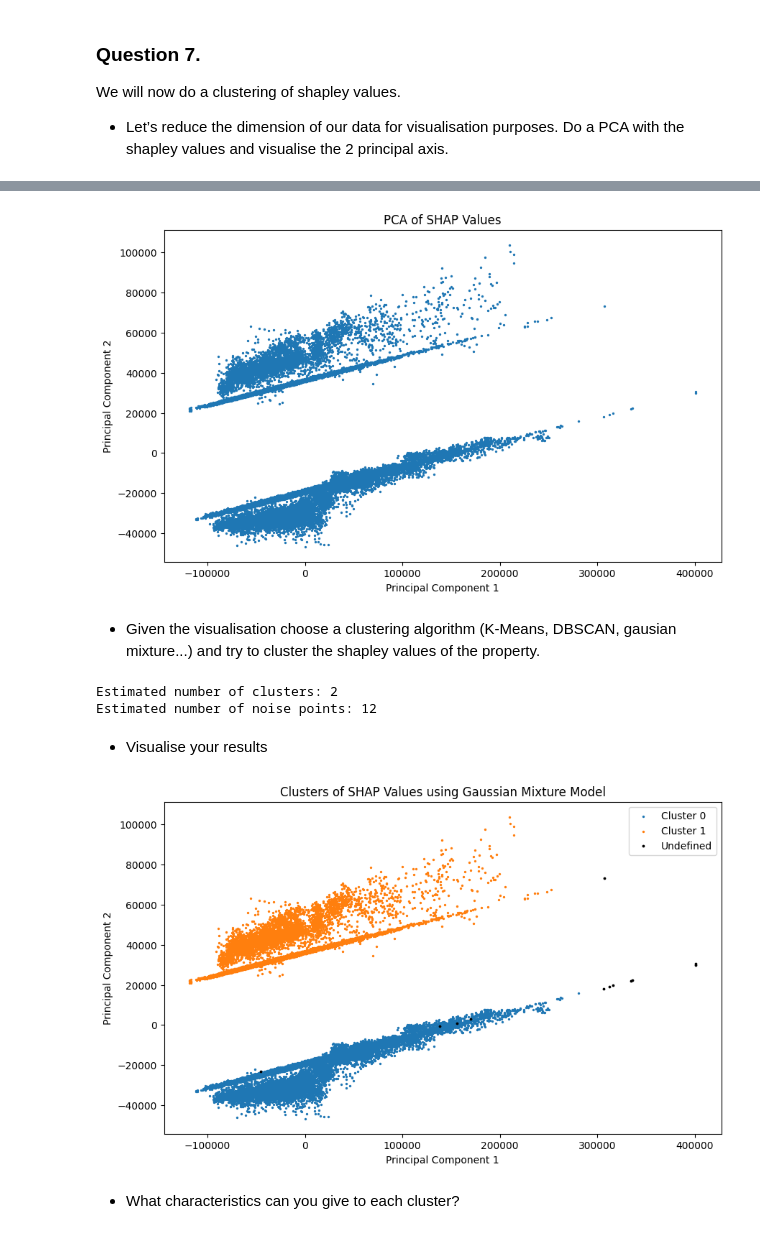
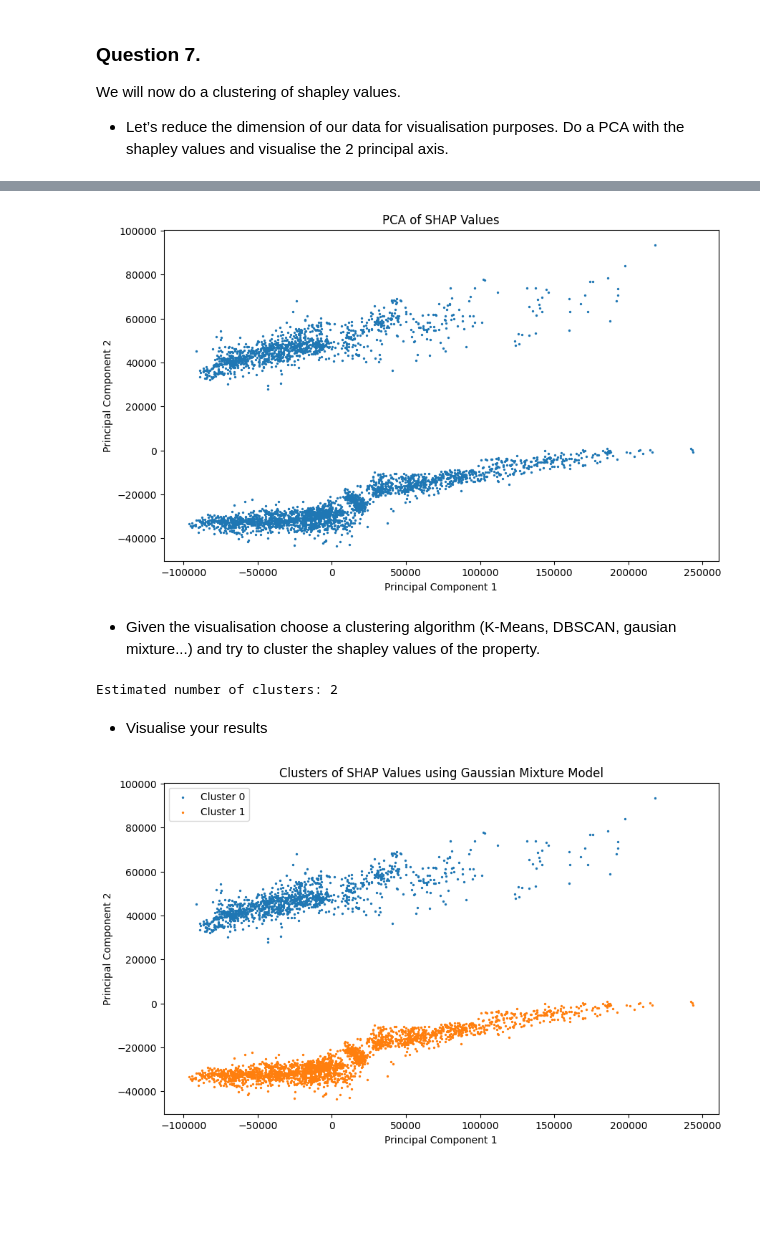
Before and after one commit to BastienCH08/explainabilityAI-tutorial4, a Jupyter notebook: notebook_CHEREL.ipynb, the cells around one changed output, grey strips where cells are left out. Drawn from its saved outputs; the diff is of its cells as text; code cells hidden in the pictures; blank space fills up the shorter version.

```diff
--- a/notebook_CHEREL.ipynb
+++ b/notebook_CHEREL.ipynb
@@ -378,8 +331,8 @@ import shap
 shap.initjs()
 
 rf_explainer = shap.TreeExplainer(random_forest_model)
-shap_values = rf_explainer.shap_values(X_test)
+rf_shap_values = rf_explainer.shap_values(X_test)
 
-shap.force_plot(rf_explainer.expected_value, shap_values[0,:], X_test.iloc[0,:])
+# shap.force_plot(rf_explainer.expected_value, rf_shap_values[0,:], X_test.iloc[0,:])
 # %% [output]
 [interactive output not drawn]
@@ -395,6 +347,5 @@ shap.summary_plot(shap_values, X_test)
 # %%
 sample_indices = [0, 1, 2]
-rf_shap_values = rf_explainer.shap_values(X_train)
 
 for i, idx in enumerate(sample_indices):
     print("Sample:", idx)
@@ -538,64 +441,51 @@ The default value of `n_init` will change from 10 to 'auto' in 1.4. Set the valu
 from sklearn.decomposition import PCA
 
 # Concatenate the SHAP values for both models
-all_shap_values = np.concatenate([linear_shap_values, rf_shap_values])
 
 # Compute PCA
 pca = PCA(n_components=2)
-pca.fit(all_shap_values)
 
-# Transform the SHAP values using PCA
-pca_shap_values = pca.transform(all_shap_values)
+shap_values_reduced = pca.fit_transform(rf_shap_values)
 
 # Plot the PCA-transformed SHAP values
 plt.figure(figsize=(10, 6))
-plt.scatter(pca_shap_values[:, 0], pca_shap_values[:, 1],s = 2)
+plt.scatter(shap_values_reduced[:, 0], shap_values_reduced[:, 1],s = 2)
 plt.xlabel('Principal Component 1')
 plt.ylabel('Principal Component 2')
 plt.title('PCA of SHAP Values')
 plt.show()
 # %% [output]
-[figure, old version]
+[figure, new version]
 # %% [markdown]
 * Given the visualisation choose a clustering algorithm (K-Means, DBSCAN, gausian mixture...) and
 try to cluster the shapley values of the property.
 # %%
-from sklearn.cluster import KMeans
-from sklearn.mixture import GaussianMixture
 from sklearn.cluster import DBSCAN
-optimal_n_clusters = 2
-gmm = DBSCAN(eps=32000, min_samples=5).fit(all_shap_values)
+
+gmm = DBSCAN(eps=32000, min_samples=5).fit(shap_values_reduced)
+
 labels = gmm.labels_
-cluster_labels = gmm.fit_predict(all_shap_values)
+
+cluster_labels = gmm.fit_predict(shap_values_reduced)
+
 n_clusters_ = len(set(labels)) - (1 if -1 in labels else 0)
-n_noise_ = list(labels).count(-1)
 
 print("Estimated number of clusters: %d" % n_clusters_)
-print("Estimated number of noise points: %d" % n_noise_)
 # %% [output]
 Estimated number of clusters: 2
-Estimated number of noise points: 12
 # %% [markdown]
 * Visualise your results
 # %%
-# Visualize the clusters
 plt.figure(figsize=(10, 6))
 for cluster_label in range(n_clusters_):
-    plt.scatter(pca_shap_values[cluster_labels == cluster_label, 0],
-                pca_shap_values[cluster_labels == cluster_label, 1],
+    plt.scatter(shap_values_reduced[cluster_labels == cluster_label, 0],
+                shap_values_reduced[cluster_labels == cluster_label, 1],
                 s = 2,
                 label=f'Cluster {cluster_label}')
-plt.scatter(pca_shap_values[cluster_labels == -1, 0],
-                pca_shap_values[cluster_labels == -1, 1],
-                s = 3,
-                color="black",
-                label=f'Undefined')
 plt.xlabel('Principal Component 1')
 plt.ylabel('Principal Component 2')
 plt.title('Clusters of SHAP Values using Gaussian Mixture Model')
 plt.legend()
 plt.show()
 # %% [output]
-[figure, old version]
+[figure, new version]
-# %% [markdown]
-* What characteristics can you give to each cluster?
```
Also changed, not shown: parts of 21 cells of this notebook, 1 other file.
